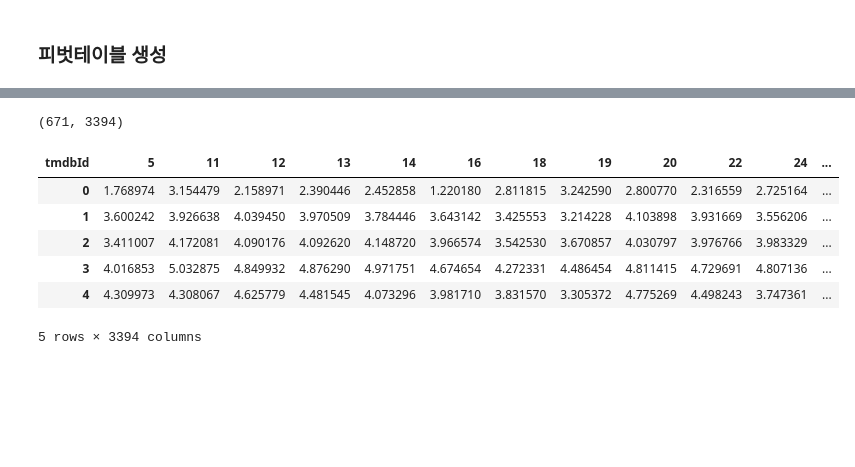
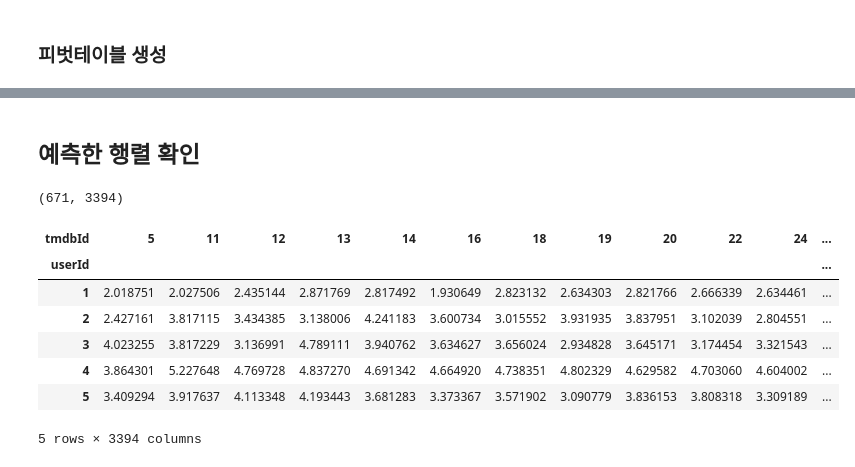
Before and after one commit to YEJIN-LILY/Movie_Recommendation_System, a Jupyter notebook: collaborative_filtering_update.ipynb, the cells around one changed output, grey strips where cells are left out. Saved outputs shown, nothing was run; the diff lists cells and outputs as text; code cells hidden in the pictures; blank space fills up the shorter version.

```diff
--- a/collaborative_filtering_update.ipynb
+++ b/collaborative_filtering_update.ipynb
@@ -316,0 +180,12 @@ iter step: 110, rmse: 0.749618
+# %%
+data = user_movie_rating.values
+
+nonZeroX=[]
+nonZeroY=[]
+
+for i in range (0, data.shape[0]):
+  for j in range(0, data.shape[1]):
+    # print(mat[i][j])
+    if (data[i][j] != 0):
+      nonZeroX.append(i)
+      nonZeroY.append(j)
@@ -316,0 +195,4 @@ iter step: 110, rmse: 0.749618
+# %%
+nonZeroData = []
+for i,j in zip (nonZeroX, nonZeroY):
+  nonZeroData.append(data[i][j])
@@ -317,13 +274,18 @@ iter step: 110, rmse: 0.749618
+# %% [markdown]
+## 예측한 행렬 확인
 # %%
-df_svd_preds = pd.DataFrame(pred_matrix, columns = user_movie_rating.columns)
-print(df_svd_preds.shape)
-df_svd_preds.head()
+# 예측한 행렬 보이기
+pred_matrix = np.dot(P, Q.T)
+pred_matrix_df = pd.DataFrame(pred_matrix, columns = user_movie_rating.columns, index = user_movie_rating.index)
+print(pred_matrix_df.shape)
+pred_matrix_df.head()
 # %% [output]
 (671, 3394)
 | tmdbId | 5 | 11 | 12 | 13 | 14 | 16 | 18 | 19 | 20 | 22 | 24 | ... |
-| 0 | 1.768974 | 3.154479 | 2.158971 | 2.390446 | 2.452858 | 1.220180 | 2.811815 | 3.242590 | 2.800770 | 2.316559 | 2.725164 | ... |
-| 1 | 3.600242 | 3.926638 | 4.039450 | 3.970509 | 3.784446 | 3.643142 | 3.425553 | 3.214228 | 4.103898 | 3.931669 | 3.556206 | ... |
-| 2 | 3.411007 | 4.172081 | 4.090176 | 4.092620 | 4.148720 | 3.966574 | 3.542530 | 3.670857 | 4.030797 | 3.976766 | 3.983329 | ... |
-| 3 | 4.016853 | 5.032875 | 4.849932 | 4.876290 | 4.971751 | 4.674654 | 4.272331 | 4.486454 | 4.811415 | 4.729691 | 4.807136 | ... |
-| 4 | 4.309973 | 4.308067 | 4.625779 | 4.481545 | 4.073296 | 3.981710 | 3.831570 | 3.305372 | 4.775269 | 4.498243 | 3.747361 | ... |
+| userId |  |  |  |  |  |  |  |  |  |  |  | ... |
+| 1 | 2.018751 | 2.027506 | 2.435144 | 2.871769 | 2.817492 | 1.930649 | 2.823132 | 2.634303 | 2.821766 | 2.666339 | 2.634461 | ... |
+| 2 | 2.427161 | 3.817115 | 3.434385 | 3.138006 | 4.241183 | 3.600734 | 3.015552 | 3.931935 | 3.837951 | 3.102039 | 2.804551 | ... |
+| 3 | 4.023255 | 3.817229 | 3.136991 | 4.789111 | 3.940762 | 3.634627 | 3.656024 | 2.934828 | 3.645171 | 3.174454 | 3.321543 | ... |
+| 4 | 3.864301 | 5.227648 | 4.769728 | 4.837270 | 4.691342 | 4.664920 | 4.738351 | 4.802329 | 4.629582 | 4.703060 | 4.604002 | ... |
+| 5 | 3.409294 | 3.917637 | 4.113348 | 4.193443 | 3.681283 | 3.373367 | 3.571902 | 3.090779 | 3.836153 | 3.808318 | 3.309189 | ... |
 5 rows × 3394 columns
```
Also changed, not shown: parts of 20 cells of this notebook.
